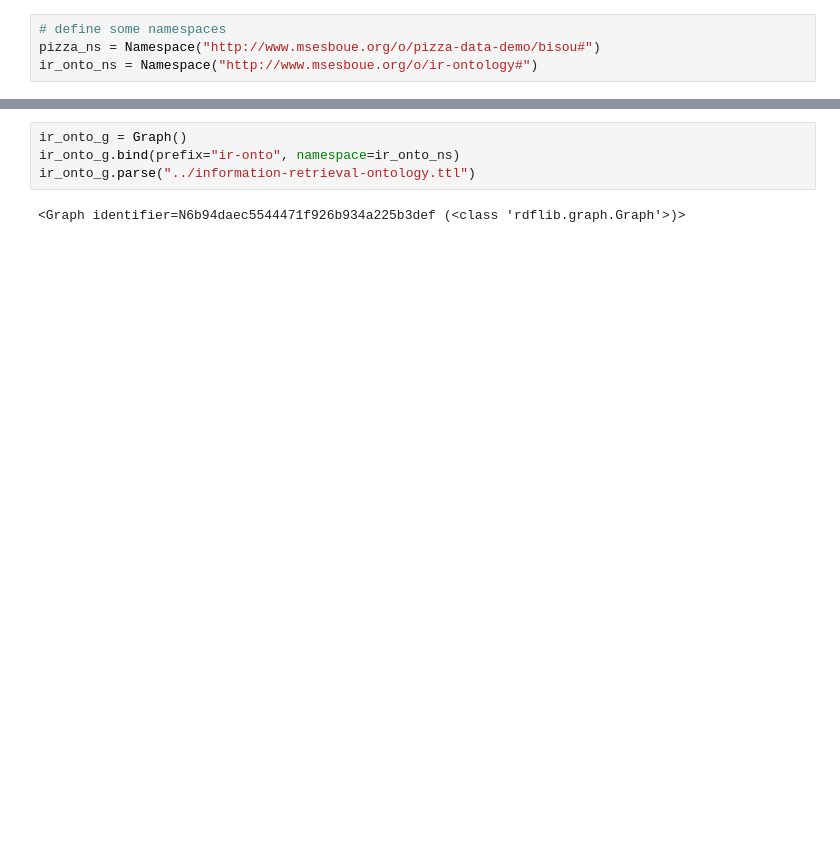
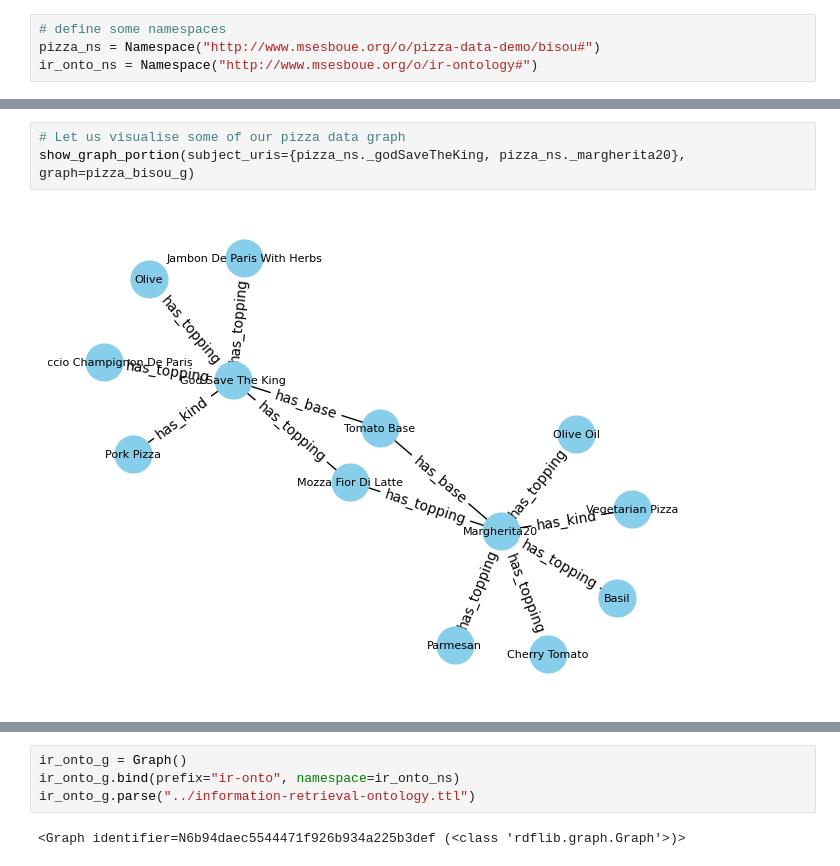
Before and after one commit to msesboue/ir-ontology, a Jupyter notebook: examples/pizza_bisou_demo.ipynb, the cells around one changed output, grey strips where cells are left out. Cells and saved outputs as stored; diff of their text form; blank space fills up the shorter version.

Commit message:
pizza bisou demo cleaning in progress

```diff
--- a/examples/pizza_bisou_demo.ipynb
+++ b/examples/pizza_bisou_demo.ipynb
@@ -44,0 +112,5 @@ pizza_bisou_g.parse("./data/pizzas_bisou.ttl")
+# %%
+# Let us visualise some of our pizza data graph
+show_graph_portion(subject_uris={pizza_ns._godSaveTheKing, pizza_ns._margherita20}, graph=pizza_bisou_g)
+# %% [output]
+[figure, added]
```
Also changed, not shown: parts of 23 cells of this notebook, 3 other files.
